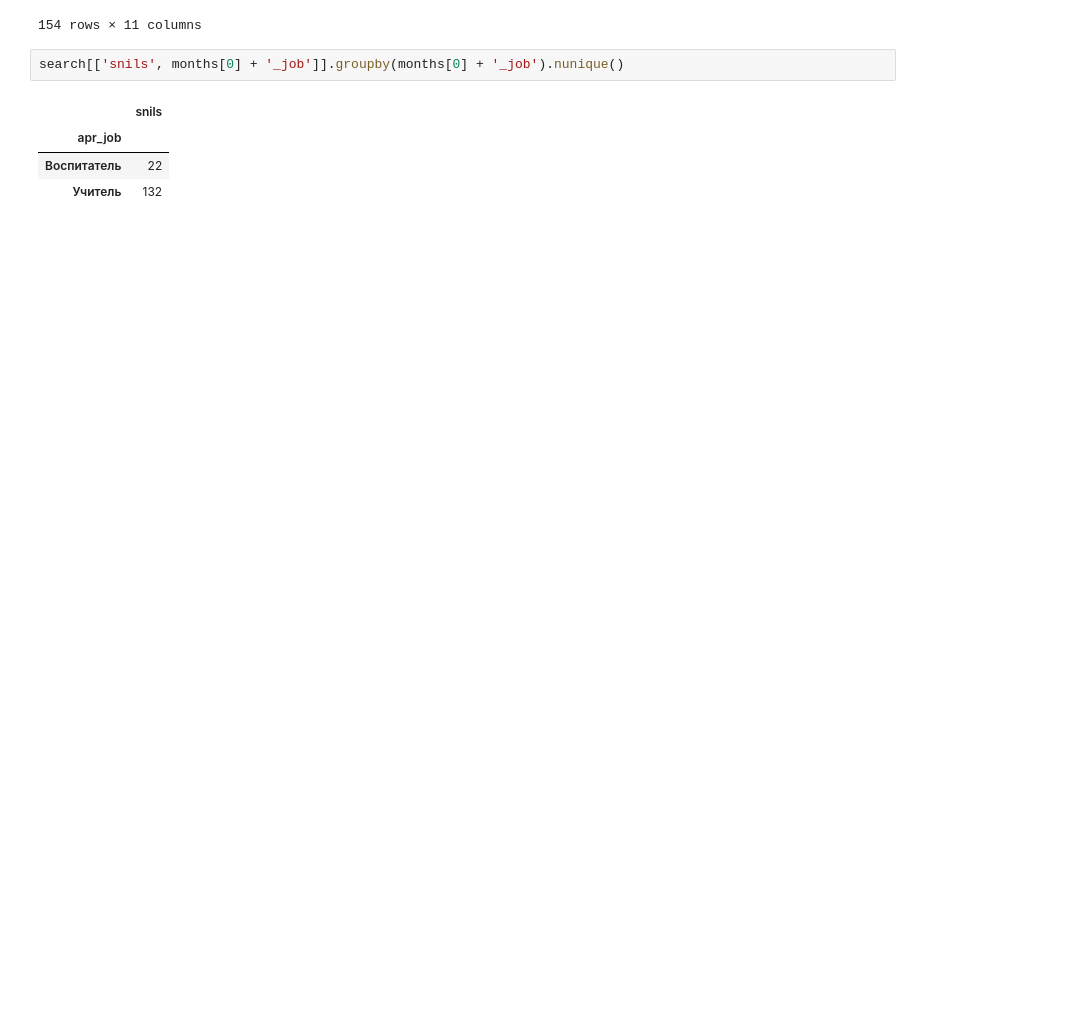
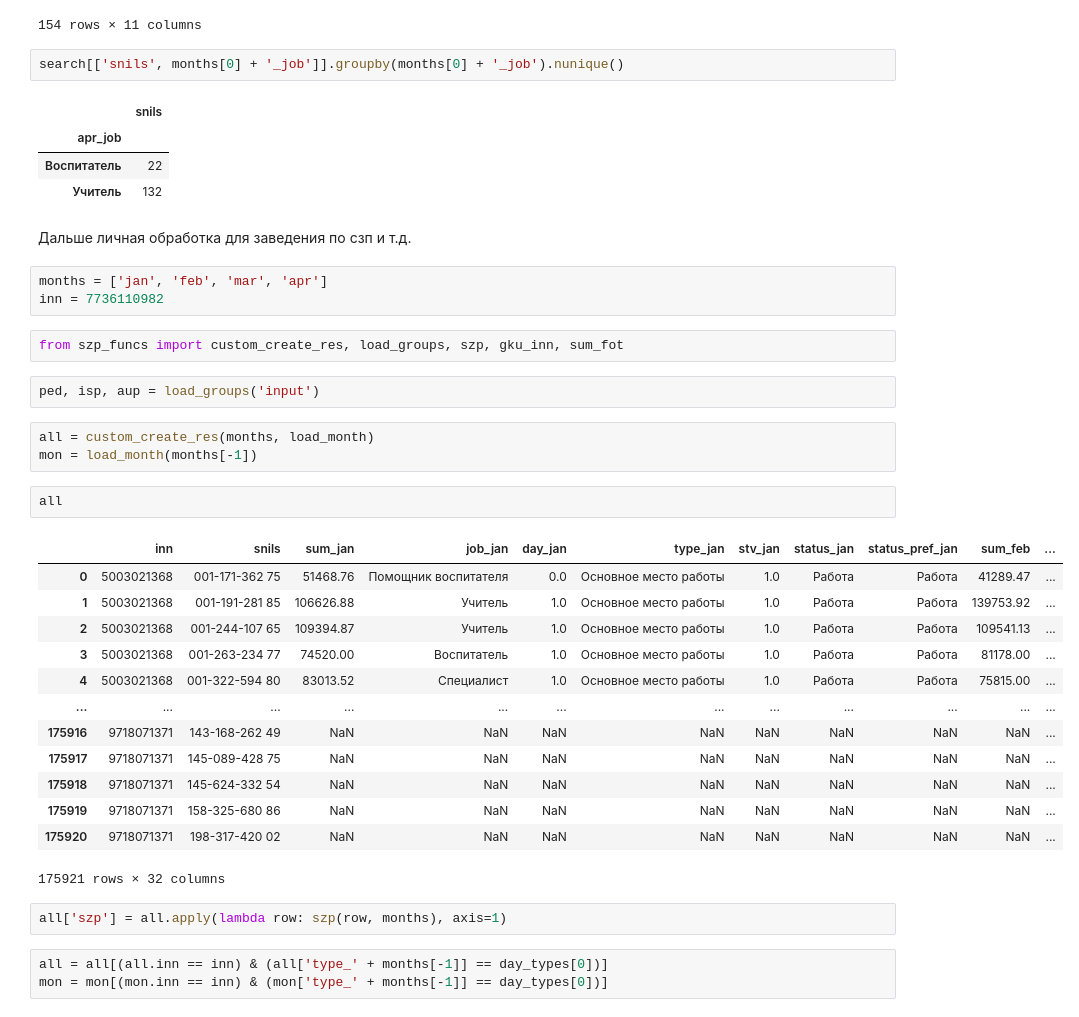
Before and after one commit to Mr-Maxraw/cfo-parser, a Jupyter notebook: counting/teach_vosp.ipynb, the cells around one changed output. Cells and saved outputs as stored; diff of their text form; blank space fills up the shorter version.

```diff
--- a/counting/teach_vosp.ipynb
+++ b/counting/teach_vosp.ipynb
@@ -36,3 +36,36 @@ search[['snils', months[0] + '_job']].groupby(months[0] + '_job').nunique()
 | apr_job |  |
 | Воспитатель | 22 |
 | Учитель | 132 |
+# %% [markdown]
+Дальше личная обработка для заведения по сзп и т.д.
+# %%
+months = ['jan', 'feb', 'mar', 'apr']
+inn = 7736110982
+# %%
+from szp_funcs import custom_create_res, load_groups, szp, gku_inn, sum_fot
+# %%
+ped, isp, aup = load_groups('input')
+# %%
+all = custom_create_res(months, load_month)
+mon = load_month(months[-1])
+# %%
+all
+# %% [output]
+|  | inn | snils | sum_jan | job_jan | day_jan | type_jan | stv_jan | status_jan | status_pref_jan | sum_feb | ... |
+| 0 | 5003021368 | 001-171-362 75 | 51468.76 | Помощник воспитателя | 0.0 | Основное место работы | 1.0 | Работа | Работа | 41289.47 | ... |
+| 1 | 5003021368 | 001-191-281 85 | 106626.88 | Учитель | 1.0 | Основное место работы | 1.0 | Работа | Работа | 139753.92 | ... |
+| 2 | 5003021368 | 001-244-107 65 | 109394.87 | Учитель | 1.0 | Основное место работы | 1.0 | Работа | Работа | 109541.13 | ... |
+| 3 | 5003021368 | 001-263-234 77 | 74520.00 | Воспитатель | 1.0 | Основное место работы | 1.0 | Работа | Работа | 81178.00 | ... |
+| 4 | 5003021368 | 001-322-594 80 | 83013.52 | Специалист | 1.0 | Основное место работы | 1.0 | Работа | Работа | 75815.00 | ... |
+| ... | ... | ... | ... | ... | ... | ... | ... | ... | ... | ... | ... |
+| 175916 | 9718071371 | 143-168-262 49 | NaN | NaN | NaN | NaN | NaN | NaN | NaN | NaN | ... |
+| 175917 | 9718071371 | 145-089-428 75 | NaN | NaN | NaN | NaN | NaN | NaN | NaN | NaN | ... |
+| 175918 | 9718071371 | 145-624-332 54 | NaN | NaN | NaN | NaN | NaN | NaN | NaN | NaN | ... |
+| 175919 | 9718071371 | 158-325-680 86 | NaN | NaN | NaN | NaN | NaN | NaN | NaN | NaN | ... |
+| 175920 | 9718071371 | 198-317-420 02 | NaN | NaN | NaN | NaN | NaN | NaN | NaN | NaN | ... |
+175921 rows × 32 columns
+# %%
+all['szp'] = all.apply(lambda row: szp(row, months), axis=1)
+# %%
+all = all[(all.inn == inn) & (all['type_' + months[-1]] == day_types[0])]
+mon = mon[(mon.inn == inn) & (mon['type_' + months[-1]] == day_types[0])]
```
Also changed, not shown: parts of 24 cells of this notebook.
